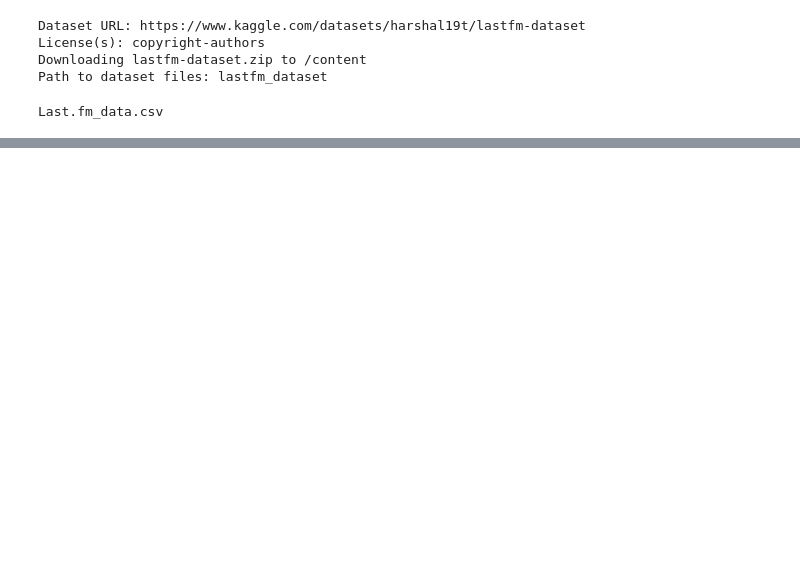
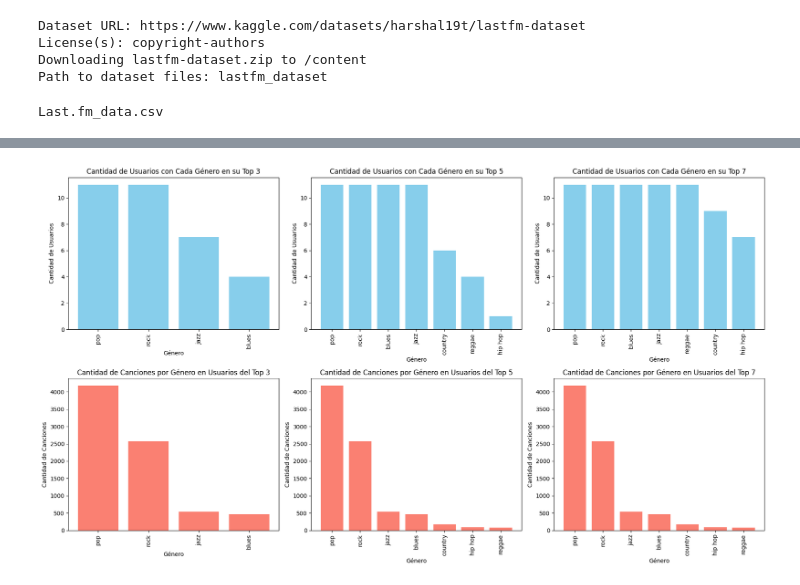
Before and after one commit to ferperezh/IIC3633_ProyectoMetricaDiversidad, a Jupyter notebook: procesamiento_musica.ipynb, the cells around one changed output, grey strips where cells are left out. Saved outputs shown, nothing was run; the diff lists cells and outputs as text; code cells hidden in the pictures; blank space fills up the shorter version.

Commit message:
procesamiento de la musica con tablas union de dataset y con graficos

```diff
--- a/procesamiento_musica.ipynb
+++ b/procesamiento_musica.ipynb
@@ -66,0 +249,18 @@ Last.fm_data.csv
+# %%
+k = 7
+
+user_genre_df = usuario_music_data[['Username', 'genre']]
+
+# Calcular las k categorías más escuchadas por cada usuario
+top_k_7_categories = (
+    user_genre_df.groupby(['Username', 'genre'])
+    .size()  # Contar ocurrencias de cada género por usuario
+    .reset_index(name='count')  # Resetear índice y nombrar la columna de conteo
+    .sort_values(['Username', 'count'], ascending=[True, False])  # Ordenar por usuario y luego por conteo descendente
+    .groupby('Username')  # Agrupar por usuario para obtener los top-k
+    .head(k)  # Tomar los K géneros más escuchados por usuario
+)
+
+# Mostrar los resultados
+print("Top k = 7 géneros más escuchados por usuario:")
+top_k_7_categories
@@ -66,0 +282,39 @@ Last.fm_data.csv
+# %%
+import matplotlib.pyplot as plt
+
+# Supongamos que ya tienes los DataFrames para K = 3, 5, y 7
+# Ejemplo: top_k_3_categories, top_k_5_categories, top_k_7_categories
+
+# Lista de DataFrames y valores de K para iterar
+top_k_dfs = [top_k_3_categories, top_k_5_categories, top_k_7_categories]
+k_values = [3, 5, 7]
+
+# Crear la figura y los ejes para la grilla de gráficos (2 filas, 3 columnas)
+fig, axes = plt.subplots(2, 3, figsize=(18, 10))
+
+for i, (top_k_df, k) in enumerate(zip(top_k_dfs, k_values)):
+    # Gráfico 1: Cantidad de usuarios que tienen cada género en su top K
+    genre_user_count = top_k_df['genre'].value_counts()
+    axes[0, i].bar(genre_user_count.index, genre_user_count.values, color='skyblue')
+    axes[0, i].set_title(f"Cantidad de Usuarios con Cada Género en su Top {k}")
+    axes[0, i].set_xlabel("Género")
+    axes[0, i].set_ylabel("Cantidad de Usuarios")
+    axes[0, i].tick_params(axis='x', rotation=90)
+
+    # Filtrar el DataFrame original para incluir solo los géneros que están en el top K de cada usuario
+    top_genres = top_k_df['genre'].unique()
+    filtered_df = usuario_music_data[usuario_music_data['genre'].isin(top_genres)]
+
+    # Gráfico 2: Cantidad de canciones por género en usuarios del top K
+    genre_song_count = filtered_df['genre'].value_counts()
+    axes[1, i].bar(genre_song_count.index, genre_song_count.values, color='salmon')
+    axes[1, i].set_title(f"Cantidad de Canciones por Género en Usuarios del Top {k}")
+    axes[1, i].set_xlabel("Género")
+    axes[1, i].set_ylabel("Cantidad de Canciones")
+    axes[1, i].tick_params(axis='x', rotation=90)
+
+# Ajustar el layout para mejor visualización
+plt.tight_layout()
+plt.show()
+# %% [output]
+[figure, added]
```
Also changed, not shown: parts of 23 cells of this notebook.
